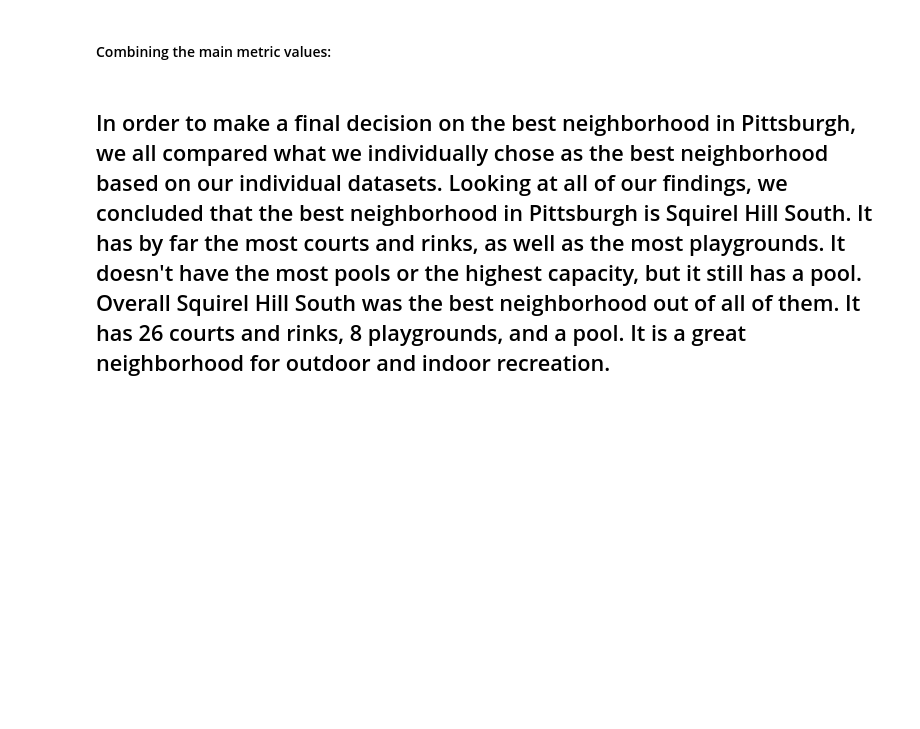
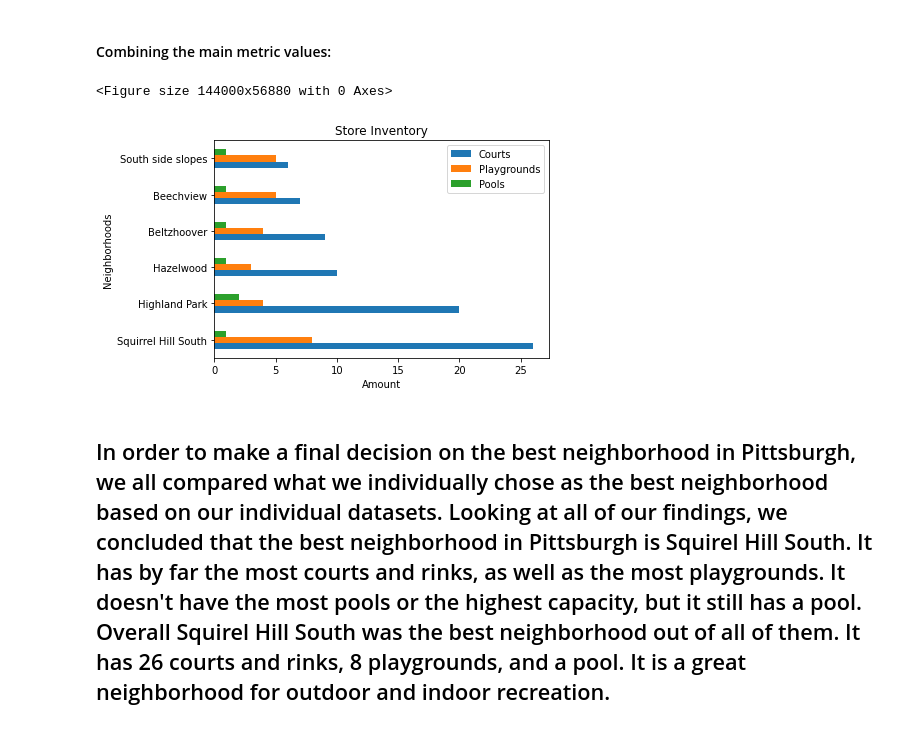
Before and after one commit to cdo13/Final-projectBigIdeas, a Jupyter notebook: FinalNotebook.ipynb, the cells around one changed output. Drawn from its saved outputs; the diff is of its cells as text; code cells hidden in the pictures; blank space fills up the shorter version.

Commit message:
added the final graph for all metrics used

```diff
--- a/FinalNotebook.ipynb
+++ b/FinalNotebook.ipynb
@@ -396,6 +396,25 @@ plt.show()
 # Final Conclusion
 # %% [markdown]
 #### Combining the main metric values:
+# %%
+import matplotlib.pyplot as plt
+import pandas as pd
+plt.figure(figsize=[2000, 790])
+data = {'Courts': [26, 20, 10, 9, 7, 6],
+        'Playgrounds': [8, 4, 3, 4, 5, 5],
+        'Pools': [1, 2, 1, 1, 1, 1]
+       }
+df = pd.DataFrame(data,columns=['Courts','Playgrounds', 'Pools'], index = ["Squirrel Hill South", "Highland Park", "Hazelwood", "Beltzhoover", "Beechview", "South side slopes"])
+
+df.plot.barh()
+plt.style.use('tableau-colorblind10')
+plt.title('Store Inventory')
+plt.ylabel('Neighborhoods')
+plt.xlabel('Amount')
+plt.show()
+# %% [output]
+<Figure size 144000x56880 with 0 Axes>
+[figure, added]
 # %% [markdown]
 ## In order to make a final decision on the best neighborhood in Pittsburgh, we all compared what we individually chose as the best neighborhood based on our individual datasets. Looking at all of our findings, we concluded that the best neighborhood in Pittsburgh is Squirel Hill South. It has by far the most courts and rinks, as well as the most playgrounds. It doesn't have the most pools or the highest capacity, but it still has a pool. Overall Squirel Hill South was the best neighborhood out of all of them. It has 26 courts and rinks, 8 playgrounds, and a pool. It is a great neighborhood for outdoor and indoor recreation.
 # %% [markdown]
```
